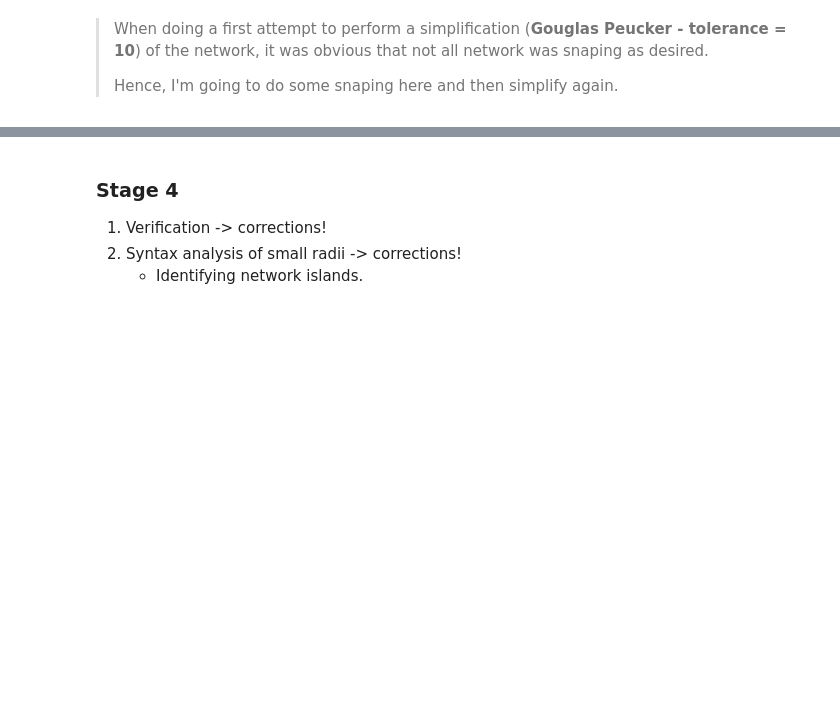
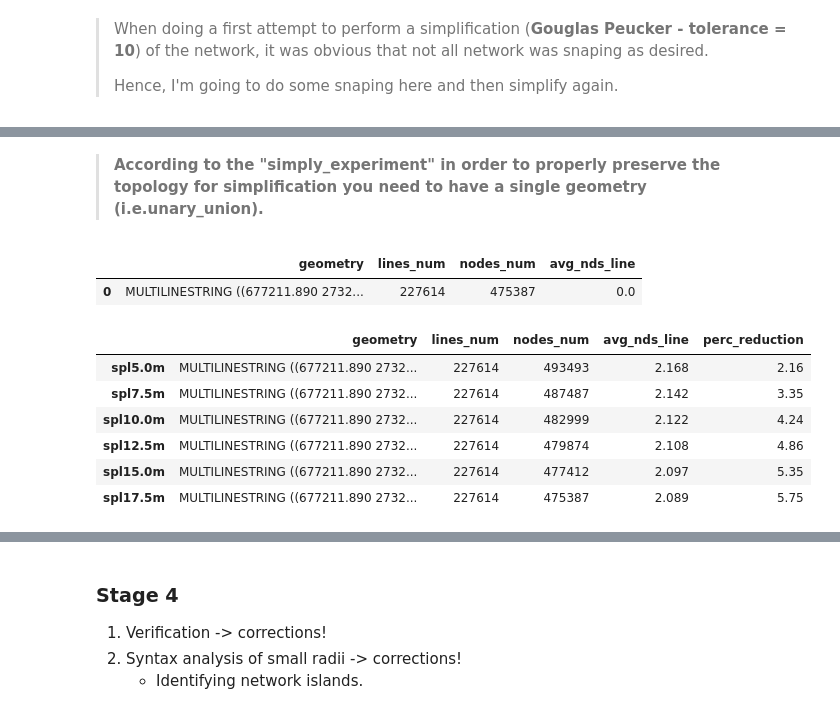
Before and after one commit to gregmaya/Riyadh_modeling, a Jupyter notebook: 1_Geometry_Manipulation.ipynb, the cells around one changed output, grey strips where cells are left out. Saved outputs shown, nothing was run; the diff lists cells and outputs as text; code cells hidden in the pictures; blank space fills up the shorter version.

```diff
--- a/1_Geometry_Manipulation.ipynb
+++ b/1_Geometry_Manipulation.ipynb
@@ -562,0 +524,22 @@ net_pysnap5.head()
+# %% [markdown]
+> **According to the "simply_experiment" in order to properly preserve the topology for simplification you need to have a single geometry (i.e.unary_union).**
+# %%
+#metadata to create a Base geodf
+Blines_num = len(net_snap5_union)
+Bnodes_num = 0
+for line in simplGeom:
+        coords = line.coords
+        Bnodes_num +=len(coords)
+
+Bavg_nds_line = round(nodes_num/lines_num,3)
+
+#create a list to append all to the key
+values = [net_snap5_union, Blines_num, Bnodes_num, Bavg_nds_line]
+cols = ["geometry", "lines_num", "nodes_num", "avg_nds_line"]
+
+
+net_baseSmpl = gpd.GeoDataFrame([values], columns = cols, crs=20438)
+net_baseSmpl
+# %% [output]
+|  | geometry | lines_num | nodes_num | avg_nds_line |
+| 0 | MULTILINESTRING ((677211.890 2732... | 227614 | 475387 | 0.0 |
@@ -562,0 +584,19 @@ net_pysnap5.head()
+# %%
+#calculate the percentage of nodes reduced from simplification
+spl_results["perc_reduction"] = None
+
+#loop to calculate the reduction (in %) that the simplification made
+for i, series in spl_results.iterrows():
+    nodes_diff = base_nodes_num - series[2]
+    perc_diff = round((nodes_diff/base_nodes_num)*100, 2)
+    spl_results.loc[i,"perc_reduction"] = perc_diff
+
+spl_results
+# %% [output]
+|  | geometry | lines_num | nodes_num | avg_nds_line | perc_reduction |
+| spl5.0m | MULTILINESTRING ((677211.890 2732... | 227614 | 493493 | 2.168 | 2.16 |
+| spl7.5m | MULTILINESTRING ((677211.890 2732... | 227614 | 487487 | 2.142 | 3.35 |
+| spl10.0m | MULTILINESTRING ((677211.890 2732... | 227614 | 482999 | 2.122 | 4.24 |
+| spl12.5m | MULTILINESTRING ((677211.890 2732... | 227614 | 479874 | 2.108 | 4.86 |
+| spl15.0m | MULTILINESTRING ((677211.890 2732... | 227614 | 477412 | 2.097 | 5.35 |
+| spl17.5m | MULTILINESTRING ((677211.890 2732... | 227614 | 475387 | 2.089 | 5.75 |
```
Also changed, not shown: parts of 19 cells of this notebook, 16 other files.
